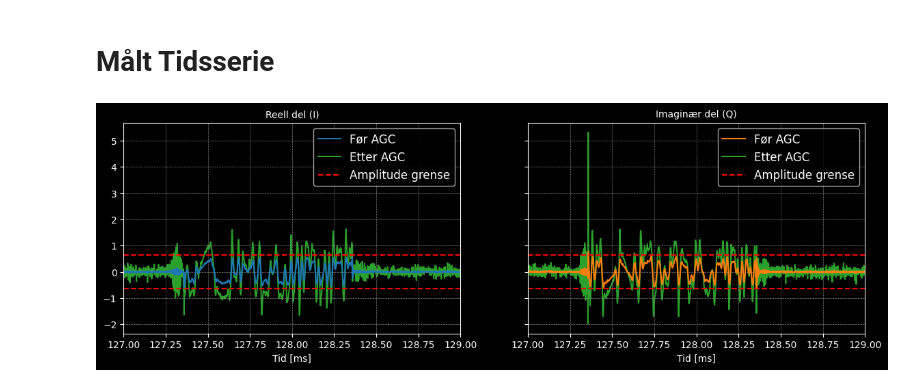
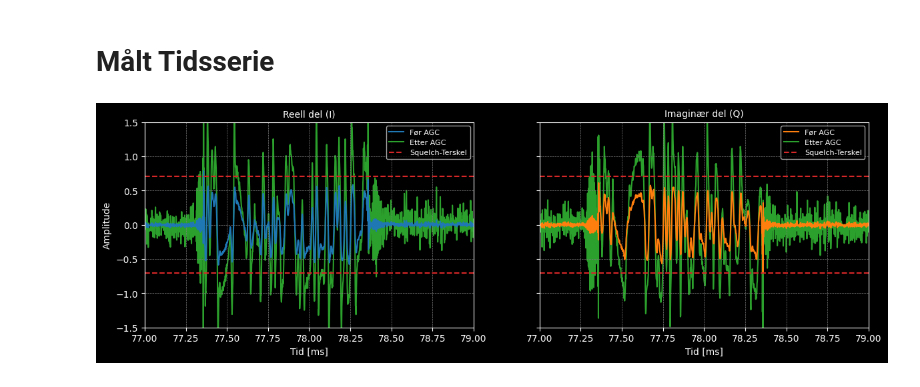
Before and after one commit to SkaugJr/TTT4145-Radiokommunikasjon, a Jupyter notebook: Prosjekt/Tidsserie.ipynb, the cells around one changed output. Saved outputs shown, nothing was run; the diff lists cells and outputs as text; code cells hidden in the pictures.

```diff
--- a/Prosjekt/Tidsserie.ipynb
+++ b/Prosjekt/Tidsserie.ipynb
@@ -45,8 +45,6 @@ plt.show()
 # %% [markdown]
 # Målt Tidsserie
 # %%
-#123 abc
-
 import numpy as np
 import matplotlib.pyplot as plt
 plt.style.use('dark_background')
@@ -61,40 +59,43 @@ rx_data_agc = np.fromfile(filnavn, dtype=np.complex64)
 # Definer samplingsfrekvens og tidsakse (ms)
 samp_rate = 640e3
 t = np.arange(len(rx_data)) / samp_rate * 1000  # Tidsakse, ms
 
-start_time = 2 + 125  # Starttidspunkt for tidsvindu
-end_time = 4  + 125  # Sluttidspunkt for tidsvindu
+start_time = 2 + 75  # Starttidspunkt for tidsvindu
+end_time = 4  + 75  # Sluttidspunkt for tidsvindu
 start_idx = np.searchsorted(t, start_time)  # Indeks for starttid
 end_idx = np.searchsorted(t, end_time)      # Indeks for sluttid
 
-threshold_dB = -4
+threshold_dB = -3
 amplitude_threshold = 10**(threshold_dB/20)  # Konverter dB til lineær skala
 
 # Plotting
 fig, axs = plt.subplots(1, 2, figsize=(14, 4),sharey=True)  # Tre subplots, vertikal layout
 
 axs[0].plot(t[start_idx:end_idx], np.real(rx_data[start_idx:end_idx]), color='tab:blue', zorder=2,label='Før AGC')
 axs[0].plot(t[start_idx:end_idx], np.real(rx_data_agc[start_idx:end_idx]), color='tab:green', zorder=1,label='Etter AGC')
-axs[0].axhline(y=amplitude_threshold, color='red', linestyle='--', label='Amplitude grense')
-axs[0].axhline(y=-amplitude_threshold, color='red', linestyle='--')
+axs[0].axhline(y=amplitude_threshold, color='tab:red', linestyle='--', label='Squelch-Terskel')
+axs[0].axhline(y=-amplitude_threshold, color='tab:red', linestyle='--')
 axs[0].set_title('Reell del (I)', fontsize=10)
 axs[0].set_xlabel('Tid [ms]')
 axs[0].set_xlim(start_time, end_time)  # Sett x-aksen til tidsvinduet
 axs[0].set_xticks(np.arange(start_time, end_time+0.001, 0.25))  # Sett x-aksen til 0.5 ms intervaller
 axs[0].grid(color='gray', linestyle='--', linewidth=0.5)
-axs[0].legend(loc='upper right', fontsize=12)
+axs[0].legend(loc='upper right', fontsize=8)
+axs[0].set_ylabel('Amplitude', fontsize=10)
+axs[0].set_ylim(-1.5, 1.5)  # Sett y-aksen til -1.5 til 1.5 for bedre visning
 
 axs[1].plot(t[start_idx:end_idx], np.imag(rx_data[start_idx:end_idx]), color='tab:orange', zorder=2,label='Før AGC')
 axs[1].plot(t[start_idx:end_idx], np.imag(rx_data_agc[start_idx:end_idx]), color='tab:green', zorder=1,label='Etter AGC')
-axs[1].axhline(y=amplitude_threshold, color='red', linestyle='--', label='Amplitude grense')
-axs[1].axhline(y=-amplitude_threshold, color='red', linestyle='--')
+axs[1].axhline(y=amplitude_threshold, color='tab:red', linestyle='--', label='Squelch-Terskel')
+axs[1].axhline(y=-amplitude_threshold, color='tab:red', linestyle='--')
 axs[1].set_title('Imaginær del (Q)', fontsize=10)
 axs[1].set_xlabel('Tid [ms]')
 axs[1].set_xlim(start_time, end_time)  # Sett x-aksen til tidsvinduet
 axs[1].set_xticks(np.arange(start_time, end_time+0.001, 0.25))  # Sett x-aksen til 0.5 ms intervaller
 axs[1].grid(color='gray', linestyle='--', linewidth=0.5)
-axs[1].legend(loc='upper right', fontsize=12)
+axs[1].legend(loc='upper right', fontsize=8)
 
+plt.savefig('Figurer/Rx_tid.pdf', bbox_inches='tight')
 plt.show()
 # %% [output]
-[figure, old version]
+[figure, new version]
```
Also changed, not shown: 16 other files.
